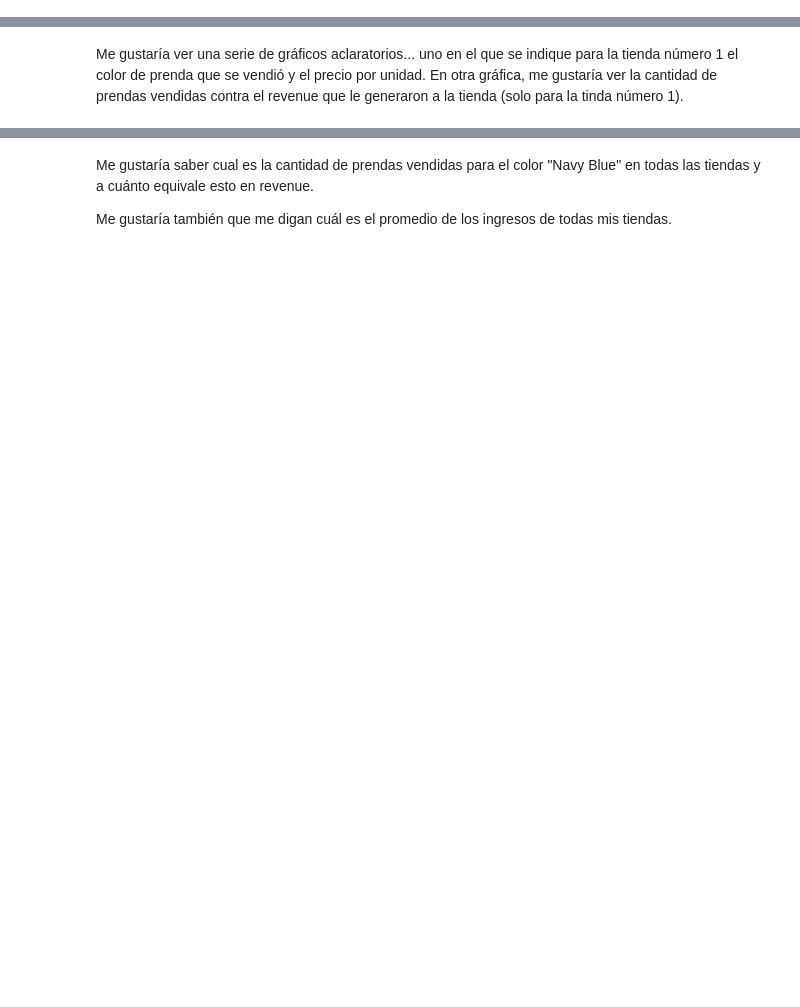
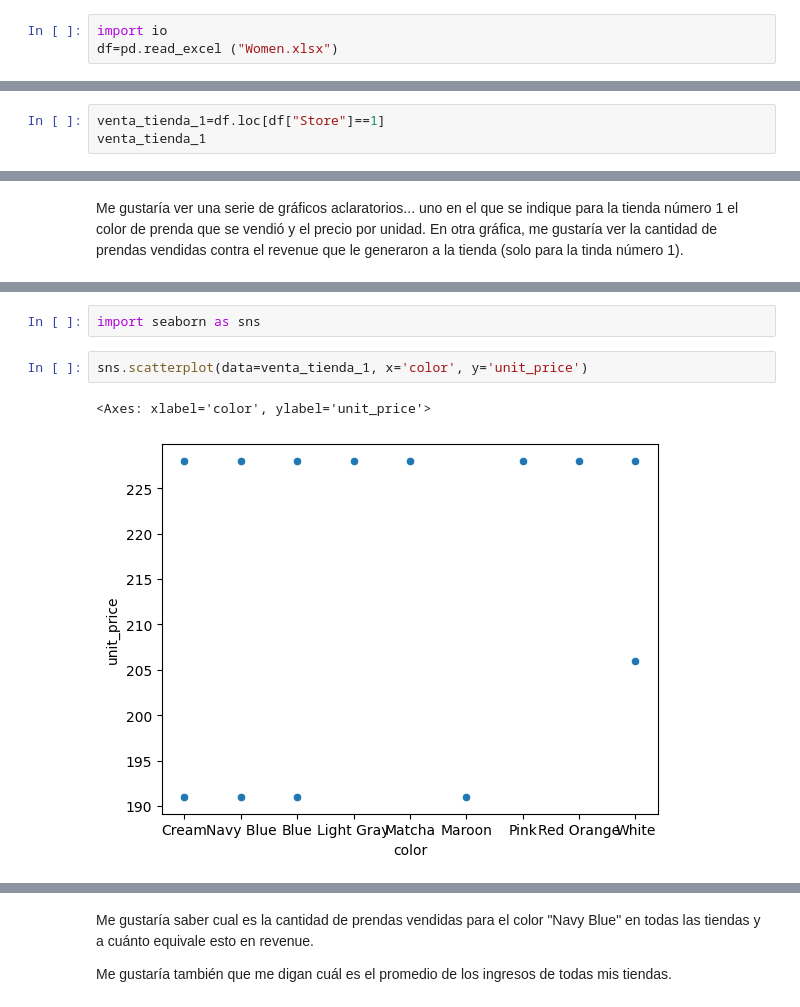
Before and after one commit to NatCastro28/Class2023, a Jupyter notebook: Taller_BigD.ipynb, the cells around one changed output, grey strips where cells are left out. Drawn from its saved outputs; the diff is of its cells as text; blank space fills up the shorter version.

```diff
--- a/Taller_BigD.ipynb
+++ b/Taller_BigD.ipynb
@@ -0,0 +30,3 @@
+# %%
+import io
+df=pd.read_excel ("Women.xlsx")
@@ -7,3 +91,6 @@ Pregunta:
 # %% [markdown]
 Por favor indiquenme cuál es el total revenue que vendió la tienda número 1,
 quiero saber también qué talla se vendió en la tienda número 1 y cuál fué el total revenué que esta tienda ha vendido.
+# %%
+venta_tienda_1=df.loc[df["Store"]==1]
+venta_tienda_1
@@ -11,0 +153,7 @@ Me gustaría ver una serie de gráficos aclaratorios... uno en el que se indique
+# %%
+import seaborn as sns
+# %%
+sns.scatterplot(data=venta_tienda_1, x='color', y='unit_price')
+# %% [output]
+<Axes: xlabel='color', ylabel='unit_price'>
+[figure, added]
```
Also changed, not shown: parts of 31 cells of this notebook.
